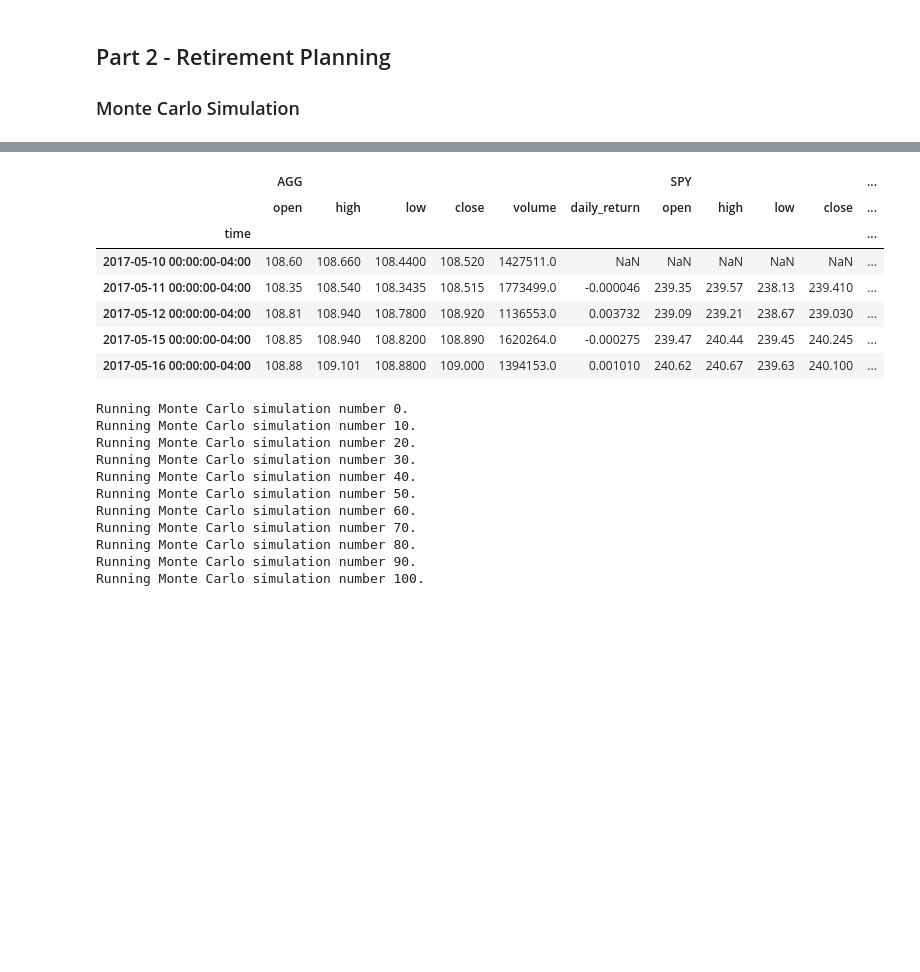
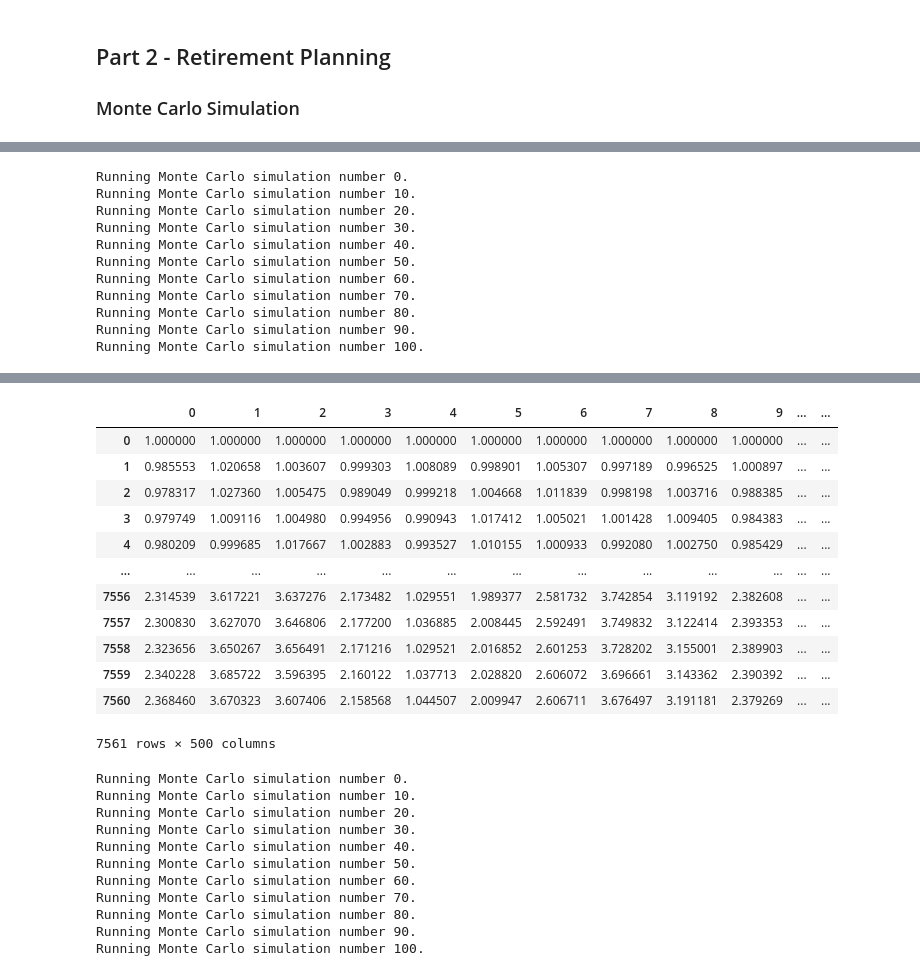
Before and after one commit to JeepCannon/Module5_Challenge, a Jupyter notebook: Module5_Challenge.ipynb, the cells around one changed output, grey strips where cells are left out. Saved outputs shown, nothing was run; the diff lists cells and outputs as text; code cells hidden in the pictures; blank space fills up the shorter version.

```diff
--- a/Module5_Challenge.ipynb
+++ b/Module5_Challenge.ipynb
@@ -213,5 +213,5 @@ Relax, you have enough money to buy the moon, if the moon only costs $77925.62
 # %%
 # Set start and end dates of five years back from today.
 # Sample results may vary from the solution based on the time frame chosen
-start_date = pd.Timestamp('2016-05-01', tz='America/New_York').isoformat()
-end_date = pd.Timestamp('2021-05-01', tz='America/New_York').isoformat()
+start_date = pd.Timestamp('2018-02-01', tz='America/New_York').isoformat()
+end_date = pd.Timestamp('2023-02-01', tz='America/New_York').isoformat()
@@ -240,0 +218,30 @@ df_stock_data.head()
+# %%
+alpaca_api_key = os.getenv("ALPACA_API_KEY")
+alpaca_secret_key = os.getenv("ALPACA_SECRET_KEY")
+
+api = tradeapi.REST(
+    alpaca_api_key,
+    alpaca_secret_key,
+    api_version = "v2"
+)
+
+
+# Get 5 years' worth of historical data for SPY and AGG
+tickers = ["SPY","AGG"]
+Tickers_Df = api.get_bars(
+    tickers,
+    timeframe,
+    start=start_date,
+    end=end_date
+).df
+# Reorganize the DataFrame
+# Separate ticker data
+SPY_Data = Tickers_Df[Tickers_Df["symbol"]=="SPY"].drop("symbol", axis=1)
+
+AGG_Data = Tickers_Df[Tickers_Df["symbol"]=="AGG"].drop("symbol", axis=1)
+
+# Concatenate the ticker DataFrames
+Ticker_Final = pd.concat([SPY_Data,AGG_Data],axis =1 ,keys = ("SPY","AGG"))
+
+# Display sample data
+Ticker_Final.head()
@@ -241,7 +277,24 @@ df_stock_data.head()
 # %%
 # Configuring a Monte Carlo simulation to forecast 30 years cumulative returns
-# YOUR CODE HERE!
+num_sims = 500
+
+MC_Portfolio = MCSimulation(
+    portfolio_data = Ticker_Final,
+    num_simulation = num_sims,
+    num_trading_days = 252 * 30
+)
 # %%
 # Printing the simulation input data
-# YOUR CODE HERE!
+MC_Portfolio.calc_cumulative_return()
 # %% [output]
+Running Monte Carlo simulation number 0.
+Running Monte Carlo simulation number 10.
+Running Monte Carlo simulation number 20.
+Running Monte Carlo simulation number 30.
+Running Monte Carlo simulation number 40.
+Running Monte Carlo simulation number 50.
+Running Monte Carlo simulation number 60.
+Running Monte Carlo simulation number 70.
+Running Monte Carlo simulation number 80.
+Running Monte Carlo simulation number 90.
+Running Monte Carlo simulation number 100.
@@ -248,11 +318,16 @@ df_stock_data.head()
-|  | AGG |  |  |  |  |  | SPY |  |  |  | ... |
-|  | open | high | low | close | volume | daily_return | open | high | low | close | ... |
-| time |  |  |  |  |  |  |  |  |  |  | ... |
-| 2017-05-10 00:00:00-04:00 | 108.60 | 108.660 | 108.4400 | 108.520 | 1427511.0 | NaN | NaN | NaN | NaN | NaN | ... |
-| 2017-05-11 00:00:00-04:00 | 108.35 | 108.540 | 108.3435 | 108.515 | 1773499.0 | -0.000046 | 239.35 | 239.57 | 238.13 | 239.410 | ... |
-| 2017-05-12 00:00:00-04:00 | 108.81 | 108.940 | 108.7800 | 108.920 | 1136553.0 | 0.003732 | 239.09 | 239.21 | 238.67 | 239.030 | ... |
-| 2017-05-15 00:00:00-04:00 | 108.85 | 108.940 | 108.8200 | 108.890 | 1620264.0 | -0.000275 | 239.47 | 240.44 | 239.45 | 240.245 | ... |
-| 2017-05-16 00:00:00-04:00 | 108.88 | 109.101 | 108.8800 | 109.000 | 1394153.0 | 0.001010 | 240.62 | 240.67 | 239.63 | 240.100 | ... |
+|  | 0 | 1 | 2 | 3 | 4 | 5 | 6 | 7 | 8 | 9 | ... | ... |
+| 0 | 1.000000 | 1.000000 | 1.000000 | 1.000000 | 1.000000 | 1.000000 | 1.000000 | 1.000000 | 1.000000 | 1.000000 | ... | ... |
+| 1 | 0.985553 | 1.020658 | 1.003607 | 0.999303 | 1.008089 | 0.998901 | 1.005307 | 0.997189 | 0.996525 | 1.000897 | ... | ... |
+| 2 | 0.978317 | 1.027360 | 1.005475 | 0.989049 | 0.999218 | 1.004668 | 1.011839 | 0.998198 | 1.003716 | 0.988385 | ... | ... |
+| 3 | 0.979749 | 1.009116 | 1.004980 | 0.994956 | 0.990943 | 1.017412 | 1.005021 | 1.001428 | 1.009405 | 0.984383 | ... | ... |
+| 4 | 0.980209 | 0.999685 | 1.017667 | 1.002883 | 0.993527 | 1.010155 | 1.000933 | 0.992080 | 1.002750 | 0.985429 | ... | ... |
+| ... | ... | ... | ... | ... | ... | ... | ... | ... | ... | ... | ... | ... |
+| 7556 | 2.314539 | 3.617221 | 3.637276 | 2.173482 | 1.029551 | 1.989377 | 2.581732 | 3.742854 | 3.119192 | 2.382608 | ... | ... |
+| 7557 | 2.300830 | 3.627070 | 3.646806 | 2.177200 | 1.036885 | 2.008445 | 2.592491 | 3.749832 | 3.122414 | 2.393353 | ... | ... |
+| 7558 | 2.323656 | 3.650267 | 3.656491 | 2.171216 | 1.029521 | 2.016852 | 2.601253 | 3.728202 | 3.155001 | 2.389903 | ... | ... |
+| 7559 | 2.340228 | 3.685722 | 3.596395 | 2.160122 | 1.037713 | 2.028820 | 2.606072 | 3.696661 | 3.143362 | 2.390392 | ... | ... |
+| 7560 | 2.368460 | 3.670323 | 3.607406 | 2.158568 | 1.044507 | 2.009947 | 2.606711 | 3.676497 | 3.191181 | 2.379269 | ... | ... |
+7561 rows × 500 columns
 # %%
 # Running a Monte Carlo simulation to forecast 30 years cumulative returns
 # YOUR CODE HERE!
```
Also changed, not shown: parts of 18 cells of this notebook.
